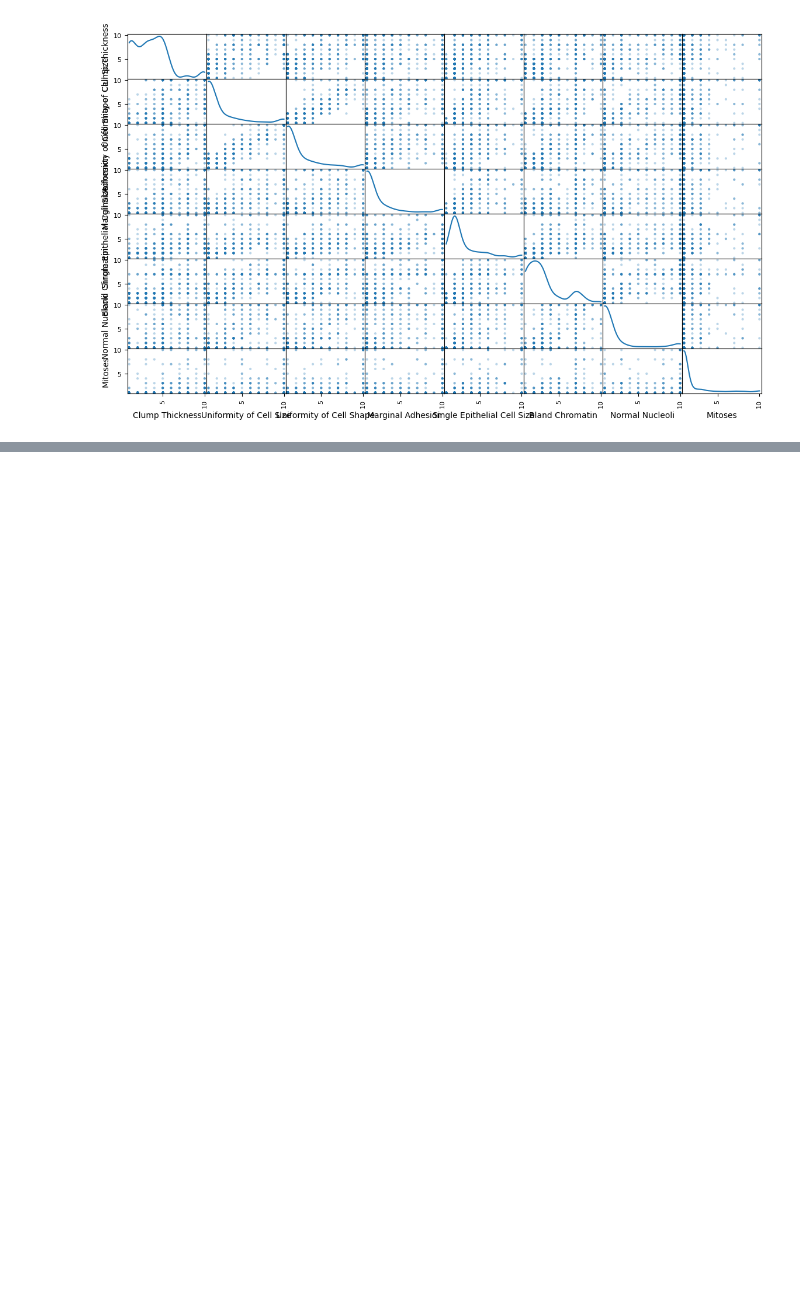
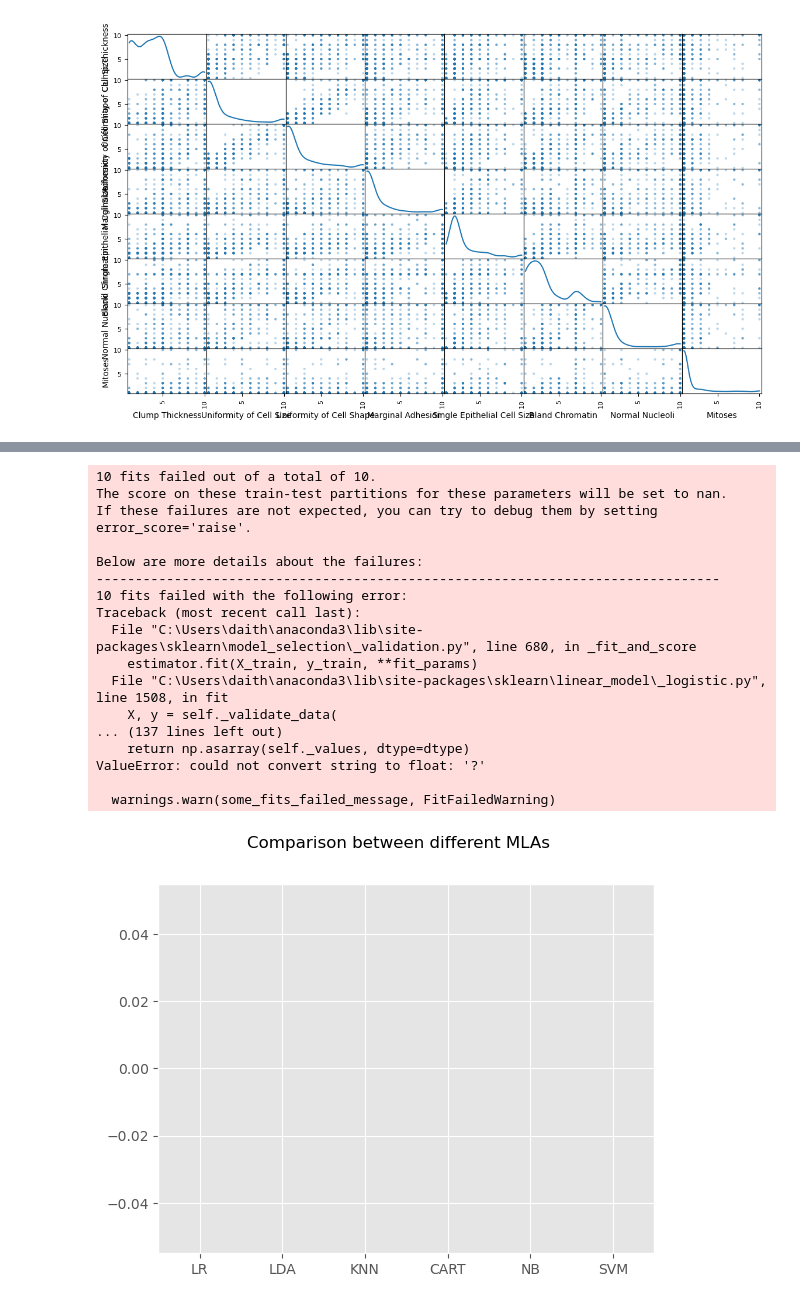
Before and after one commit to SaydsC/PfDAProject2, a Jupyter notebook: Project 2 Programming for Data Analysis.ipynb, the cells around one changed output, grey strips where cells are left out. Saved outputs shown, nothing was run; the diff lists cells and outputs as text; code cells hidden in the pictures; blank space fills up the shorter version.

```diff
--- a/Project 2 Programming for Data Analysis.ipynb
+++ b/Project 2 Programming for Data Analysis.ipynb
@@ -229,0 +182,62 @@ ValueError: could not convert string to float: '?'
+# %%
+#Comparing Machine Learning Algorithms (MLAs) are important to come out with the best-suited algorithm for a particular problem.
+
+#Importing basic packages
+import pandas as pd
+import numpy as np
+import matplotlib.pyplot as plt
+import seaborn as sns
+
+#Importing sklearn modules
+from sklearn.metrics import mean_squared_error,confusion_matrix, precision_score, recall_score, auc,roc_curve
+from sklearn import ensemble, linear_model, neighbors, svm, tree, neural_network
+from sklearn.linear_model import Ridge
+from sklearn.preprocessing import PolynomialFeatures
+from sklearn.model_selection import train_test_split, cross_val_score
+from sklearn.pipeline import make_pipeline
+from sklearn.linear_model import LogisticRegression
+from sklearn import svm,model_selection, tree, linear_model, neighbors, naive_bayes, ensemble, discriminant_analysis, gaussian_process
+from sklearn.discriminant_analysis import LinearDiscriminantAnalysis
+from sklearn.neighbors import KNeighborsClassifier
+from sklearn.tree import DecisionTreeClassifier
+from sklearn.naive_bayes import GaussianNB
+from sklearn.svm import SVC
+
+#drop first column
+new = wbc.drop(columns = wbc.columns[0])
+
+# Creating variables for analysis
+x=new.iloc[:,:-1]
+y=new.iloc[:,:-1]
+
+# Splitting train and split data
+x_train, x_test, y_train, y_test=train_test_split(x,y,test_size=0.2, random_state=None)
+
+# Application of all Machine Learning methods
+models = []
+models.append(('LR', LogisticRegression()))
+models.append(('LDA', LinearDiscriminantAnalysis()))
+models.append(('KNN', KNeighborsClassifier()))
+models.append(('CART', DecisionTreeClassifier()))
+models.append(('NB', GaussianNB()))
+models.append(('SVM', SVC()))
+
+# evaluate each model in turn
+results = []
+names = []
+scoring = 'accuracy'
+for name, model in models:
+    kfold = model_selection.KFold(n_splits=10, random_state=None)
+    cv_results = model_selection.cross_val_score(model, x_train, y_train, cv=kfold, scoring=scoring)
+    results.append(cv_results)
+    names.append(name)
+    msg = "%s: %f (%f)" % (name, cv_results.mean(), cv_results.std())
+    print(msg)
+# boxplot algorithm comparison
+fig = plt.figure()
+fig.suptitle('Comparison between different MLAs')
+ax = fig.add_subplot(111)
+plt.boxplot(results)
+ax.set_xticklabels(names)
+plt.show()
+# %% [output]
@@ -229,0 +250,18 @@ ValueError: could not convert string to float: '?'
+10 fits failed out of a total of 10.
+The score on these train-test partitions for these parameters will be set to nan.
+If these failures are not expected, you can try to debug them by setting error_score='raise'.
+
+Below are more details about the failures:
+--------------------------------------------------------------------------------
+10 fits failed with the following error:
+Traceback (most recent call last):
+  File "C:\Users\daith\anaconda3\lib\site-packages\sklearn\model_selection\_validation.py", line 680, in _fit_and_score
+    estimator.fit(X_train, y_train, **fit_params)
+  File "C:\Users\daith\anaconda3\lib\site-packages\sklearn\linear_model\_logistic.py", line 1508, in fit
+    X, y = self._validate_data(
+... (137 lines left out)
+    return np.asarray(self._values, dtype=dtype)
+ValueError: could not convert string to float: '?'
+
+  warnings.warn(some_fits_failed_message, FitFailedWarning)
+[figure, added]
```
Also changed, not shown: parts of 8 cells of this notebook.
